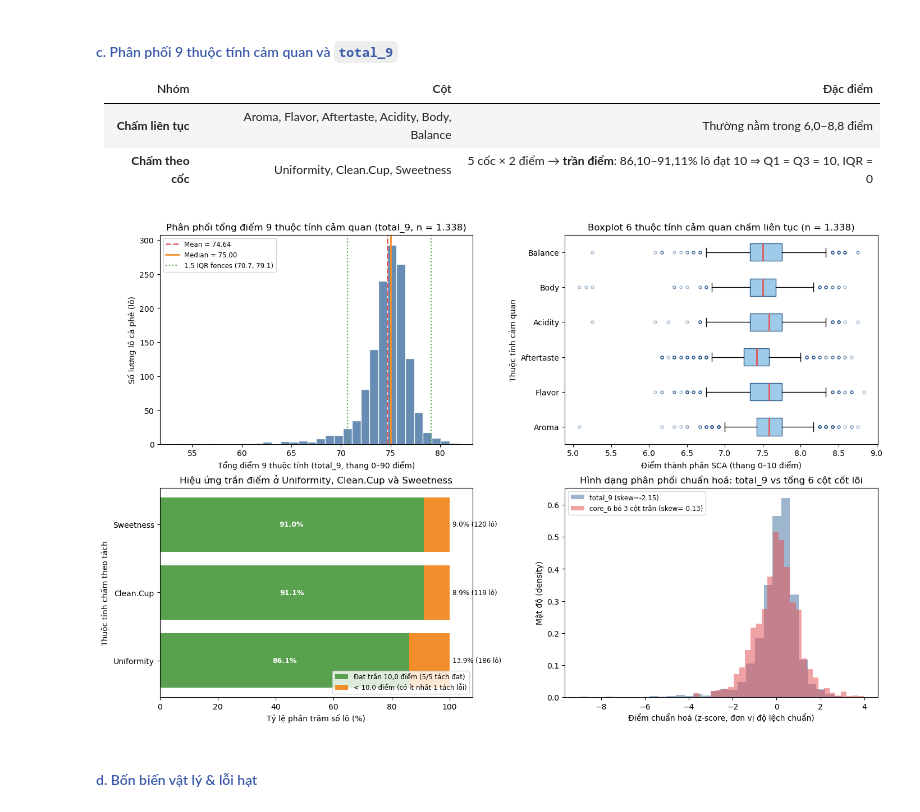
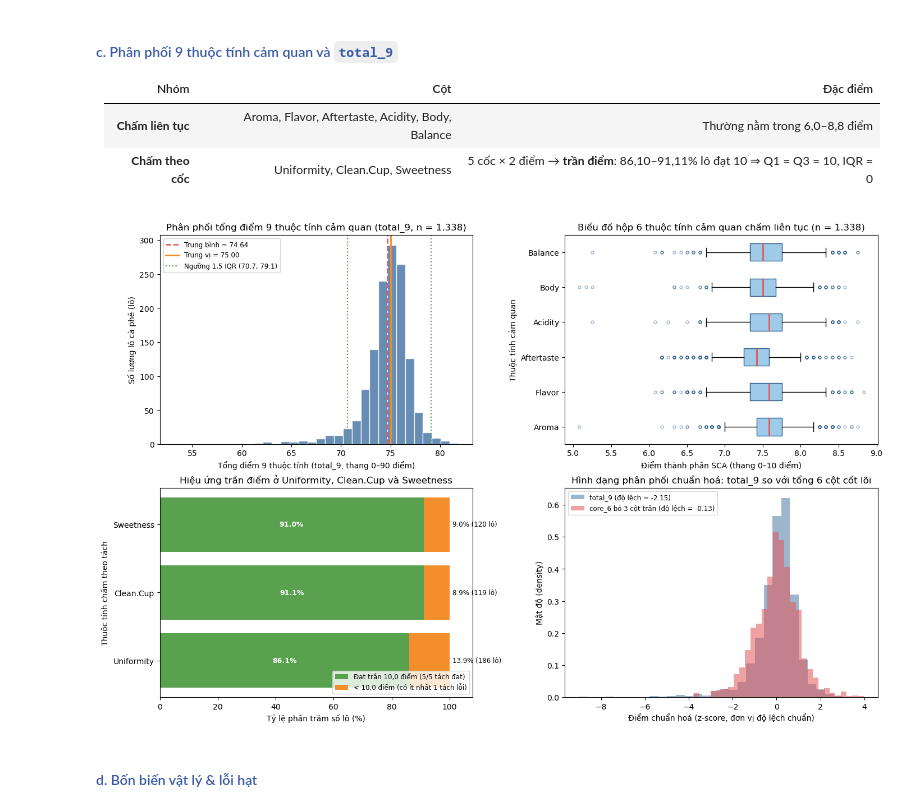
Before and after one commit to dnhoang-2006/coffee-quality, a Jupyter notebook: notebooks/01_collection_exploration.ipynb, the cells around one changed output. Drawn from its saved outputs; the diff is of its cells as text; code cells hidden in the pictures.

Commit message:
style(nb01): unify Vietnamese labels, consolidate imports, rerun on Linux; LLM usage
Co-Authored-By: Claude Opus 5.5 <noreply@anthropic.com>

```diff
--- a/notebooks/01_collection_exploration.ipynb
+++ b/notebooks/01_collection_exploration.ipynb
@@ -1074,9 +1072,9 @@ s_tot = df_num_valid["total_9"]
 q1_t, q3_t = s_tot.quantile([0.25, 0.75])
 iqr_t = q3_t - q1_t
 ax.hist(s_tot, bins=32, color="#4E79A7", edgecolor="white", alpha=0.85)
-ax.axvline(s_tot.mean(), color="#E15759", linestyle="--", linewidth=1.8, label=f"Mean = {s_tot.mean():.2f}")
-ax.axvline(s_tot.median(), color="#F28E2B", linestyle="-", linewidth=2.0, label=f"Median = {s_tot.median():.2f}")
-ax.axvline(q1_t - 1.5 * iqr_t, color="#59A14F", linestyle=":", linewidth=1.6, label=f"1.5 IQR fences ({q1_t - 1.5*iqr_t:.1f}, {q3_t + 1.5*iqr_t:.1f})")
+ax.axvline(s_tot.mean(), color="#E15759", linestyle="--", linewidth=1.8, label=f"Trung bình = {s_tot.mean():.2f}")
+ax.axvline(s_tot.median(), color="#F28E2B", linestyle="-", linewidth=2.0, label=f"Trung vị = {s_tot.median():.2f}")
+ax.axvline(q1_t - 1.5 * iqr_t, color="#59A14F", linestyle=":", linewidth=1.6, label=f"Ngưỡng 1,5 IQR ({q1_t - 1.5*iqr_t:.1f}, {q3_t + 1.5*iqr_t:.1f})")
 ax.axvline(q3_t + 1.5 * iqr_t, color="#59A14F", linestyle=":", linewidth=1.6)
 ax.set_title("Phân phối tổng điểm 9 thuộc tính cảm quan (total_9, n = 1.338)")
 ax.set_xlabel("Tổng điểm 9 thuộc tính (total_9, thang 0–90 điểm)")
@@ -1095,43 +1093,43 @@ bp = ax.boxplot(
     medianprops=dict(color="#E15759", linewidth=2),
     flierprops=dict(marker="o", markersize=3.5, alpha=0.45, markeredgecolor="#2B5C8F"),
 )
-ax.set_title("Boxplot 6 thuộc tính cảm quan chấm liên tục (n = 1.338)")
+ax.set_title("Biểu đồ hộp 6 thuộc tính cảm quan chấm liên tục (n = 1.338)")
 ax.set_xlabel("Điểm thành phần SCA (thang 0–10 điểm)")
 ax.set_ylabel("Thuộc tính cảm quan")
 
 # 3. Tỷ lệ đạt trần điểm 10.0 vs < 10.0 của 3 thuộc tính chấm theo tách
 ax = axes[1, 0]
 ceiling_cols = ["Uniformity", "Clean.Cup", "Sweetness"]
 pct_10 = [(df_num_valid[c] == 10.0).mean() * 100 for c in ceiling_cols]
 pct_lt10 = [(df_num_valid[c] < 10.0).mean() * 100 for c in ceiling_cols]
 y_pos = np.arange(len(ceiling_cols))
 b1 = ax.barh(y_pos, pct_10, color="#59A14F", label="Đạt trần 10,0 điểm (5/5 tách đạt)")
 b2 = ax.barh(y_pos, pct_lt10, left=pct_10, color="#F28E2B", label="< 10,0 điểm (có ít nhất 1 tách lỗi)")
 ax.set_yticks(y_pos, ceiling_cols)
 ax.set_xlim(0, 108)
 ax.set_xlabel("Tỷ lệ phần trăm số lô (%)")
 ax.set_ylabel("Thuộc tính chấm theo tách")
 ax.set_title("Hiệu ứng trần điểm ở Uniformity, Clean.Cup và Sweetness")
 for idx, (p10, plt10) in enumerate(zip(pct_10, pct_lt10)):
     ax.text(p10 / 2, idx, f"{p10:.1f}%", va="center", ha="center", color="white", fontweight="bold", fontsize=9)
     ax.text(p10 + plt10 + 1, idx, f"{plt10:.1f}% ({int(round(plt10*len(df_num_valid)/100))} lô)", va="center", fontsize=8.5)
 ax.legend(loc="lower right", fontsize=8.5)
 
 # 4. So sánh phân phối tổng 6 cột cốt lõi (core_6) vs tổng 9 cột (total_9) chuẩn hoá z-score
 ax = axes[1, 1]
 core_6_sum = df_num_valid[core6_cols].sum(axis=1)
 z_tot9 = (s_tot - s_tot.mean()) / s_tot.std()
 z_core6 = (core_6_sum - core_6_sum.mean()) / core_6_sum.std()
-ax.hist(z_tot9, bins=30, alpha=0.55, color="#4E79A7", label=f"total_9 (skew={s_tot.skew():.2f})", density=True)
-ax.hist(z_core6, bins=30, alpha=0.55, color="#E15759", label=f"core_6 bỏ 3 cột trần (skew={core_6_sum.skew():.2f})", density=True)
-ax.set_title("Hình dạng phân phối chuẩn hoá: total_9 vs tổng 6 cột cốt lõi")
+ax.hist(z_tot9, bins=30, alpha=0.55, color="#4E79A7", label=f"total_9 (độ lệch = {s_tot.skew():.2f})", density=True)
+ax.hist(z_core6, bins=30, alpha=0.55, color="#E15759", label=f"core_6 bỏ 3 cột trần (độ lệch = {core_6_sum.skew():.2f})", density=True)
+ax.set_title("Hình dạng phân phối chuẩn hoá: total_9 so với tổng 6 cột cốt lõi")
 ax.set_xlabel("Điểm chuẩn hoá (z-score, đơn vị độ lệch chuẩn)")
 ax.set_ylabel("Mật độ (density)")
 ax.legend(fontsize=8.5)
 
 plt.show()
 # %% [output]
-[figure, old version]
+[figure, new version]
 # %% [markdown]
 #### <span style="color:#3B5BA9">d. Bốn biến vật lý &amp; lỗi hạt</span>
 # %%
```
Also changed, not shown: parts of 12 cells of this notebook, 1 other file.
